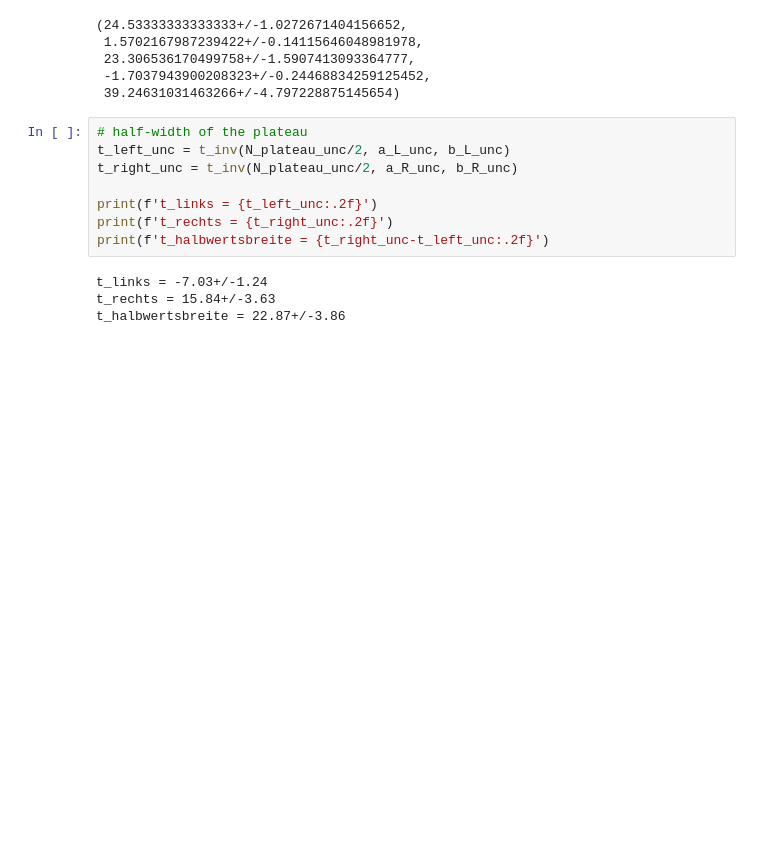
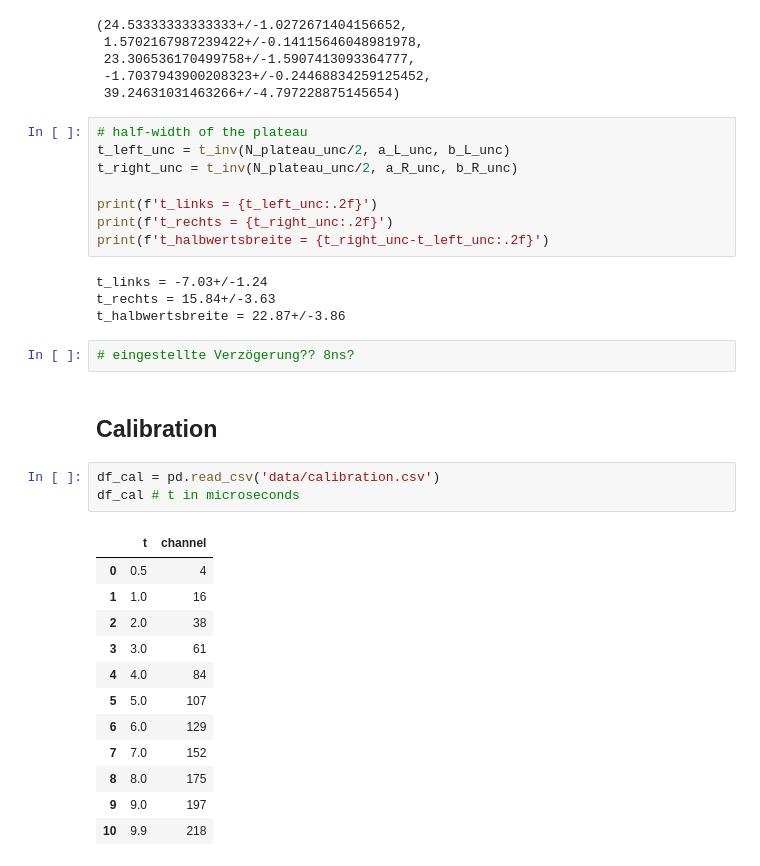
Before and after one commit to SamGTex/FP_Master_WS22-23, a Jupyter notebook: V01_Kosmische_Myonen/python/main.ipynb, the cells around one changed output. Drawn from its saved outputs; the diff is of its cells as text; blank space fills up the shorter version.

```diff
--- a/V01_Kosmische_Myonen/python/main.ipynb
+++ b/V01_Kosmische_Myonen/python/main.ipynb
@@ -184,3 +160,23 @@ print(f't_halbwertsbreite = {t_right_unc-t_left_unc:.2f}')
 t_links = -7.03+/-1.24
 t_rechts = 15.84+/-3.63
 t_halbwertsbreite = 22.87+/-3.86
+# %%
+# eingestellte Verzögerung?? 8ns?
+# %% [markdown]
+## Calibration
+# %%
+df_cal = pd.read_csv('data/calibration.csv')
+df_cal # t in microseconds
+# %% [output]
+|  | t | channel |
+| 0 | 0.5 | 4 |
+| 1 | 1.0 | 16 |
+| 2 | 2.0 | 38 |
+| 3 | 3.0 | 61 |
+| 4 | 4.0 | 84 |
+| 5 | 5.0 | 107 |
+| 6 | 6.0 | 129 |
+| 7 | 7.0 | 152 |
+| 8 | 8.0 | 175 |
+| 9 | 9.0 | 197 |
+| 10 | 9.9 | 218 |
```
Also changed, not shown: parts of 22 cells of this notebook, 4 other files.
